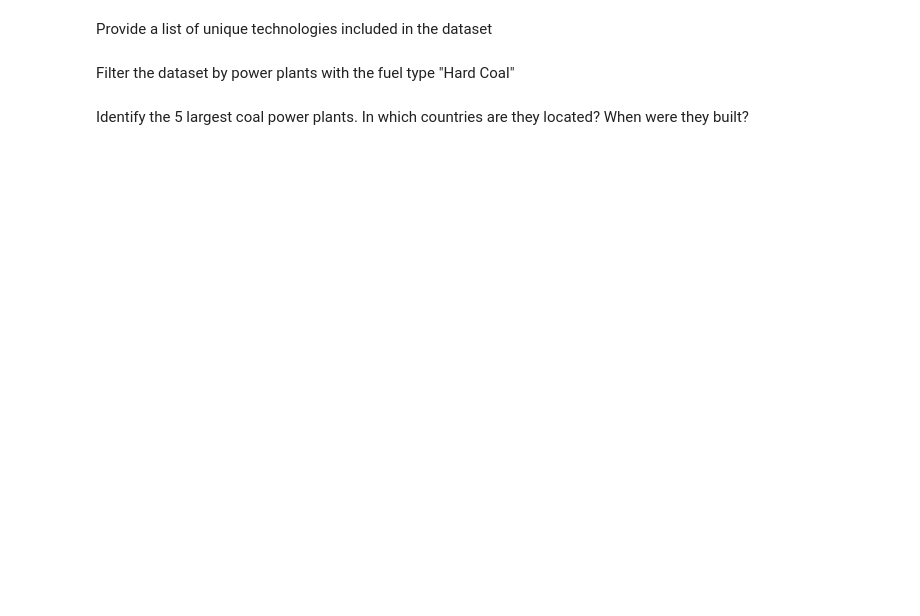
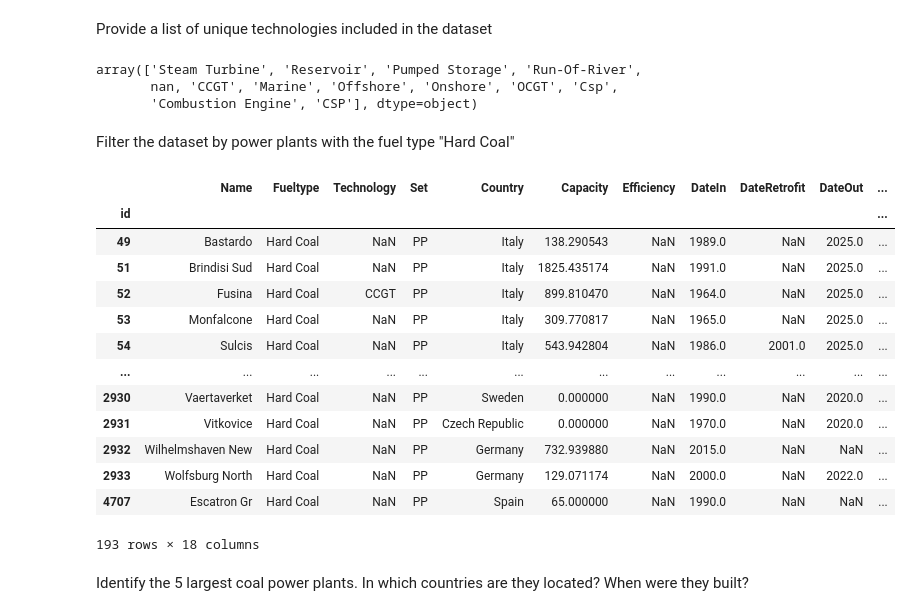
Before and after one commit to fneum/data-science-for-esm, a Jupyter notebook: data-science-for-esm/03-workshop-pandas.ipynb, the cells around one changed output. Saved outputs shown, nothing was run; the diff lists cells and outputs as text; code cells hidden in the pictures; blank space fills up the shorter version.

```diff
--- a/data-science-for-esm/03-workshop-pandas.ipynb
+++ b/data-science-for-esm/03-workshop-pandas.ipynb
@@ -754,2 +776,8 @@ Provide a list of unique technologies included in the dataset
+# %%
+df.Technology.unique()
+# %% [output]
+array(['Steam Turbine', 'Reservoir', 'Pumped Storage', 'Run-Of-River',
+       nan, 'CCGT', 'Marine', 'Offshore', 'Onshore', 'OCGT', 'Csp',
+       'Combustion Engine', 'CSP'], dtype=object)
 # %% [markdown]
 Filter the dataset by power plants with the fuel type "Hard Coal"
@@ -758,2 +784,20 @@ Filter the dataset by power plants with the fuel type "Hard Coal"
+# %%
+coal = df.loc[df.Fueltype == "Hard Coal"]
+coal
+# %% [output]
+|  | Name | Fueltype | Technology | Set | Country | Capacity | Efficiency | DateIn | DateRetrofit | DateOut | ... |
+| id |  |  |  |  |  |  |  |  |  |  | ... |
+| 49 | Bastardo | Hard Coal | NaN | PP | Italy | 138.290543 | NaN | 1989.0 | NaN | 2025.0 | ... |
+| 51 | Brindisi Sud | Hard Coal | NaN | PP | Italy | 1825.435174 | NaN | 1991.0 | NaN | 2025.0 | ... |
+| 52 | Fusina | Hard Coal | CCGT | PP | Italy | 899.810470 | NaN | 1964.0 | NaN | 2025.0 | ... |
+| 53 | Monfalcone | Hard Coal | NaN | PP | Italy | 309.770817 | NaN | 1965.0 | NaN | 2025.0 | ... |
+| 54 | Sulcis | Hard Coal | NaN | PP | Italy | 543.942804 | NaN | 1986.0 | 2001.0 | 2025.0 | ... |
+| ... | ... | ... | ... | ... | ... | ... | ... | ... | ... | ... | ... |
+| 2930 | Vaertaverket | Hard Coal | NaN | PP | Sweden | 0.000000 | NaN | 1990.0 | NaN | 2020.0 | ... |
+| 2931 | Vitkovice | Hard Coal | NaN | PP | Czech Republic | 0.000000 | NaN | 1970.0 | NaN | 2020.0 | ... |
+| 2932 | Wilhelmshaven New | Hard Coal | NaN | PP | Germany | 732.939880 | NaN | 2015.0 | NaN | NaN | ... |
+| 2933 | Wolfsburg North | Hard Coal | NaN | PP | Germany | 129.071174 | NaN | 2000.0 | NaN | 2022.0 | ... |
+| 4707 | Escatron Gr | Hard Coal | NaN | PP | Spain | 65.000000 | NaN | 1990.0 | NaN | NaN | ... |
+193 rows × 18 columns
 # %% [markdown]
 Identify the 5 largest coal power plants. In which countries are they located? When were they built?
```
Also changed, not shown: parts of 20 cells of this notebook.
